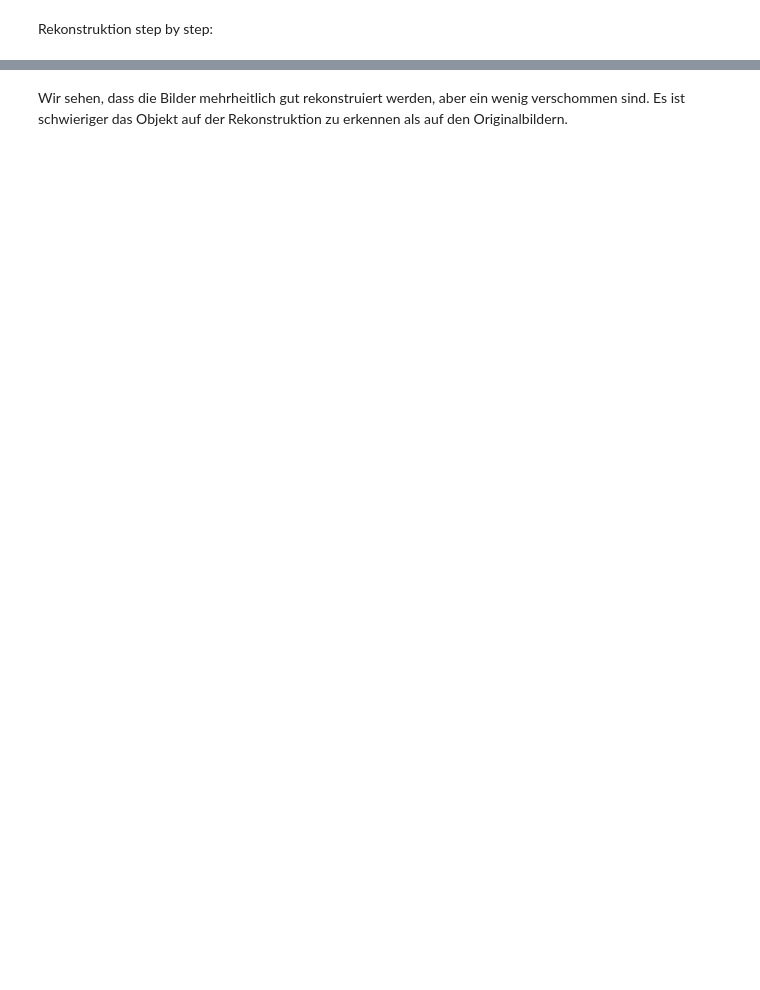
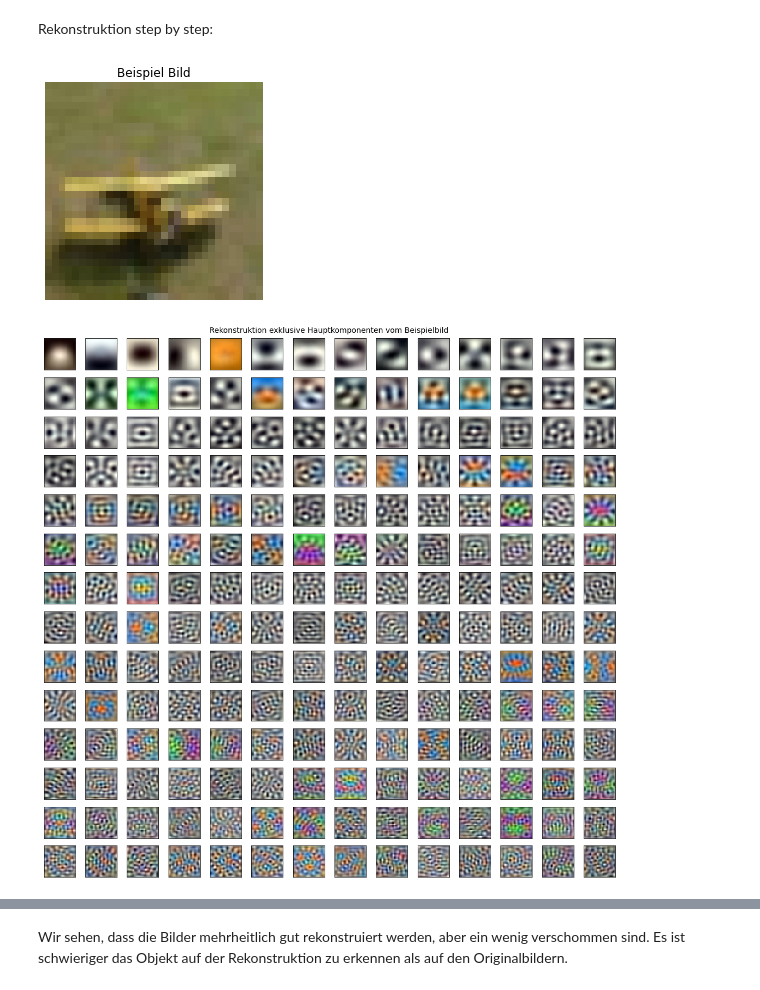
Before and after one commit to benikm91/cas_ml_lab_cifar10, a Jupyter notebook: src/4_pca_with_logistic_regression.ipynb, the cells around one changed output, grey strips where cells are left out. Drawn from its saved outputs; the diff is of its cells as text; code cells hidden in the pictures; blank space fills up the shorter version.

```diff
--- a/src/4_pca_with_logistic_regression.ipynb
+++ b/src/4_pca_with_logistic_regression.ipynb
@@ -160,28 +174,31 @@ Rekonstruktion step by step:
 # %%
 img = X_train[0]
 img_pca = pca.transform(img.reshape(-1, 32 * 32 * 3))
 
 plt.title('Beispiel Bild')
 plt.imshow(img)
 plt.axis('off')
 plt.show()
 
 images = []
 for i in range(200):
     img_pca_single = np.zeros(shape=img_pca.shape, dtype=float)
     img_pca_single[:, i] = img_pca[:, i]
     images.append(scale_between_1_and_0(
         pca['pca'].inverse_transform(img_pca_single)
     ))
 
-plot_image_grid(np.array(images), title='Rekonstruktion exklusive Hauptkomponenten vom Beispielbild')
+plot_image_grid(np.array(images), N=14, title='Rekonstruktion exklusive Hauptkomponenten vom Beispielbild')
 
 images = []
 for i in range(200):
     img_pca_single = np.zeros(shape=img_pca.shape, dtype=float)
     img_pca_single[:, :(i + 1)] = img_pca[:, :(i + 1)]
     images.append(scale_between_1_and_0(
         pca['pca'].inverse_transform(img_pca_single)
     ))
 
-plot_image_grid(np.array(images), title='Rekonstruktion aggregierter Hauptkomponenten vom Beispielbild')
+plot_image_grid(np.array(images), N=14, title='Rekonstruktion aggregierter Hauptkomponenten vom Beispielbild')
+# %% [output]
+[figure, added]
+[figure, added]
```
Also changed, not shown: parts of 11 cells of this notebook, 1 other file.
